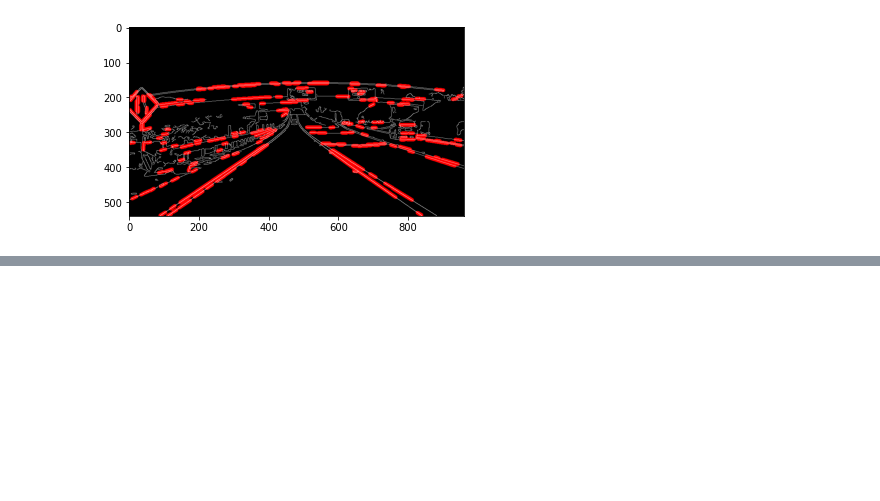
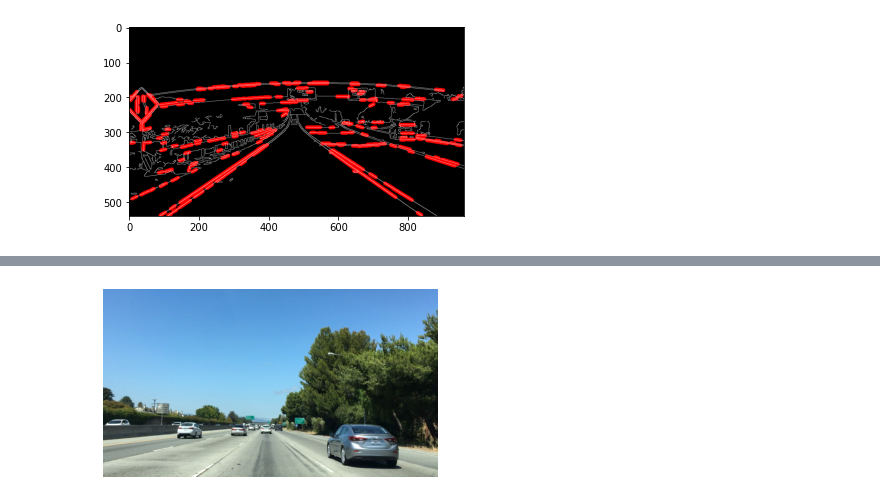
Before and after one commit to juan-ivan-NV/My-learnings, a Jupyter notebook: Intro_nanodegree_self_driving_car/Computer_Vision_Fundamentals.ipynb, the cells around one changed output, grey strips where cells are left out. Drawn from its saved outputs; the diff is of its cells as text; code cells hidden in the pictures; blank space fills up the shorter version.

```diff
--- a/Intro_nanodegree_self_driving_car/Computer_Vision_Fundamentals.ipynb
+++ b/Intro_nanodegree_self_driving_car/Computer_Vision_Fundamentals.ipynb
@@ -318,0 +392,19 @@ plt.imshow(lines_edges)
+# %%
+import cv2
+import matplotlib.pyplot as plt
+import os.path
+fig,ax = plt.subplots()
+ax.tick_params(labelbottom="off",bottom="off")
+ax.tick_params(labelleft="off",left="off")
+ax.set_xticklabels([])
+ax.axis('off')
+file = 'bbox-example-image.jpg'
+if os.path.exists(file):
+  img = cv2.imread(file)
+  show_img = cv2.cvtColor(img, cv2.COLOR_BGR2RGB)
+  #show_img(show_img)
+  plt.imshow(show_img)
+  plt.show()
+  #cv2.imshow(img)
+# %% [output]
+[figure, added]
```
Also changed, not shown: parts of 8 cells of this notebook, 1 other file.
